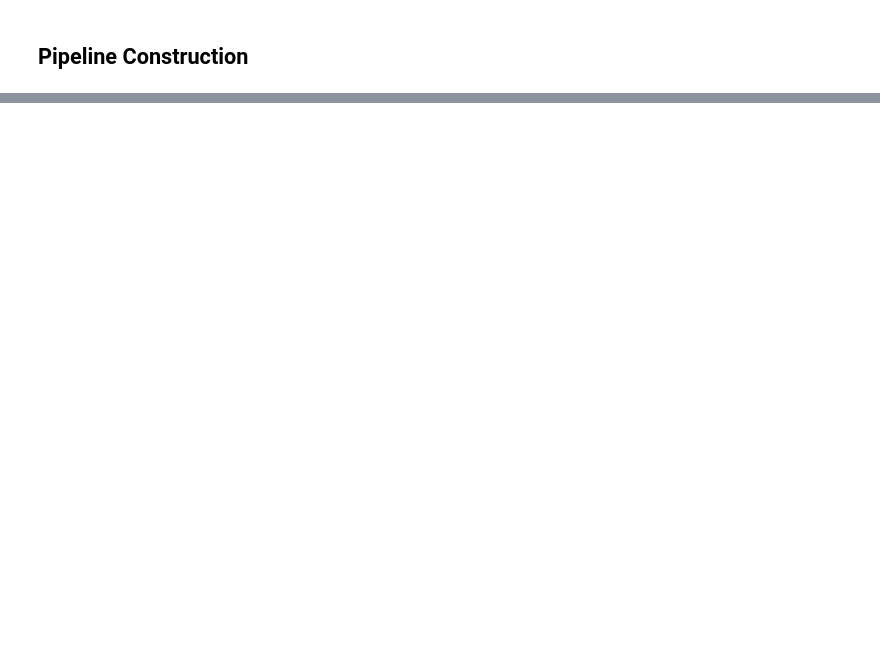
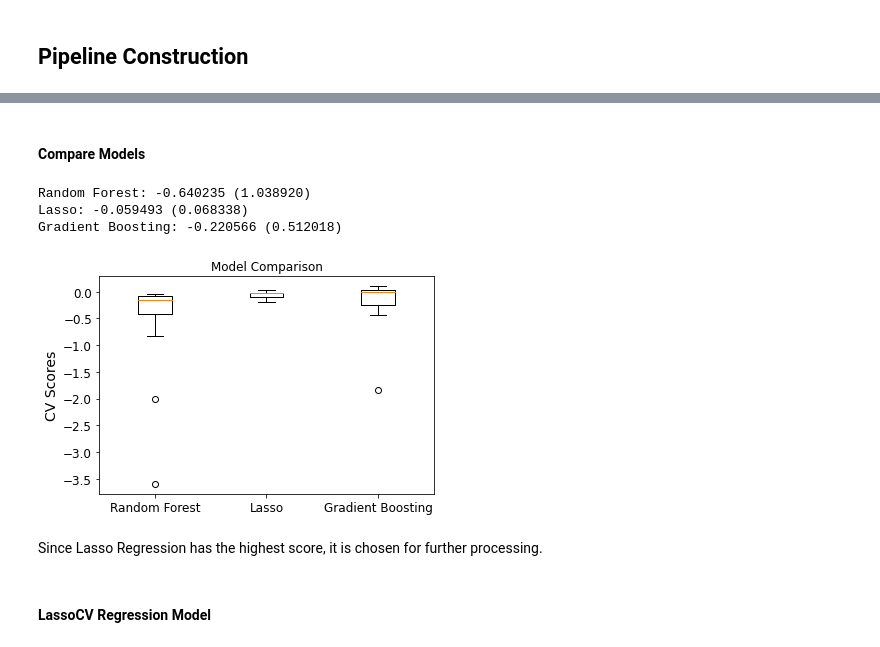
Before and after one commit to nivalf/Predict_Energy_Usage, a Jupyter notebook: predict_energy_usage.ipynb, the cells around one changed output, grey strips where cells are left out. Saved outputs shown, nothing was run; the diff lists cells and outputs as text; code cells hidden in the pictures; blank space fills up the shorter version.

Commit message:
Pipelines created for Regression models. Lasso model evaluated further.

```diff
--- a/predict_energy_usage.ipynb
+++ b/predict_energy_usage.ipynb
@@ -550,0 +536,3 @@ memory usage: 11.5+ MB
+# %%
+X = energy_usage.drop('use [kW]', axis=1)
+y = energy_usage['use [kW]']
@@ -623,0 +816,52 @@ DatetimeIndex(['2016-01-01 05:00:00', '2016-01-01 05:10:00',
+# %% [markdown]
+#### Compare Models
+# %%
+from sklearn.linear_model import LassoCV
+from sklearn.ensemble import RandomForestRegressor
+from sklearn.neural_network import MLPRegressor
+from sklearn.ensemble import HistGradientBoostingRegressor
+from sklearn.svm import SVR
+
+lasso_pipeline = make_pipeline(preprocessor_pipeline, LassoCV())
+rf_pipeline = make_pipeline(preprocessor_pipeline, RandomForestRegressor(n_estimators=10))
+mlp_pipeline = make_pipeline(preprocessor_pipeline, MLPRegressor(solver = 'lbfgs', max_iter=1000))
+hgbr_pipeline = make_pipeline(preprocessor_pipeline, HistGradientBoostingRegressor())
+# svm_pipeline = make_pipeline(preprocessor_pipeline, SVR(C=1.0, epsilon=0.2))
+svm_pipeline = make_pipeline(preprocessor_pipeline, SVR(gamma='auto'))
+# %%
+models = [
+    ("Random Forest", rf_pipeline),
+    ("Lasso", lasso_pipeline),
+    ("Gradient Boosting", hgbr_pipeline),
+    # ("SVM", svm_pipeline),
+    # ("MLP", mlp_pipeline),
+]
+# %%
+from sklearn.model_selection import cross_val_score
+
+# Evaluate each model in turn
+results = []
+names = []
+for name, model in models:
+    # TimeSeries Cross validation
+ tscv = TimeSeriesSplit(n_splits=12)
+
+ cv_results = cross_val_score(model, X, y, cv=tscv, scoring='r2')
+ results.append(cv_results)
+ names.append(name)
+ print('%s: %f (%f)' % (name, cv_results.mean(), cv_results.std()))
+
+# Compare Algorithms
+plt.boxplot(results, labels=names)
+plt.title('Model Comparison')
+plt.ylabel('CV Scores')
+plt.show()
+# %% [output]
+Random Forest: -0.640235 (1.038920)
+Lasso: -0.059493 (0.068338)
+Gradient Boosting: -0.220566 (0.512018)
+[figure, added]
+# %% [markdown]
+Since Lasso Regression has the highest score, it is chosen for further processing.
+# %% [markdown]
+#### LassoCV Regression Model
```
Also changed, not shown: parts of 62 cells of this notebook.
